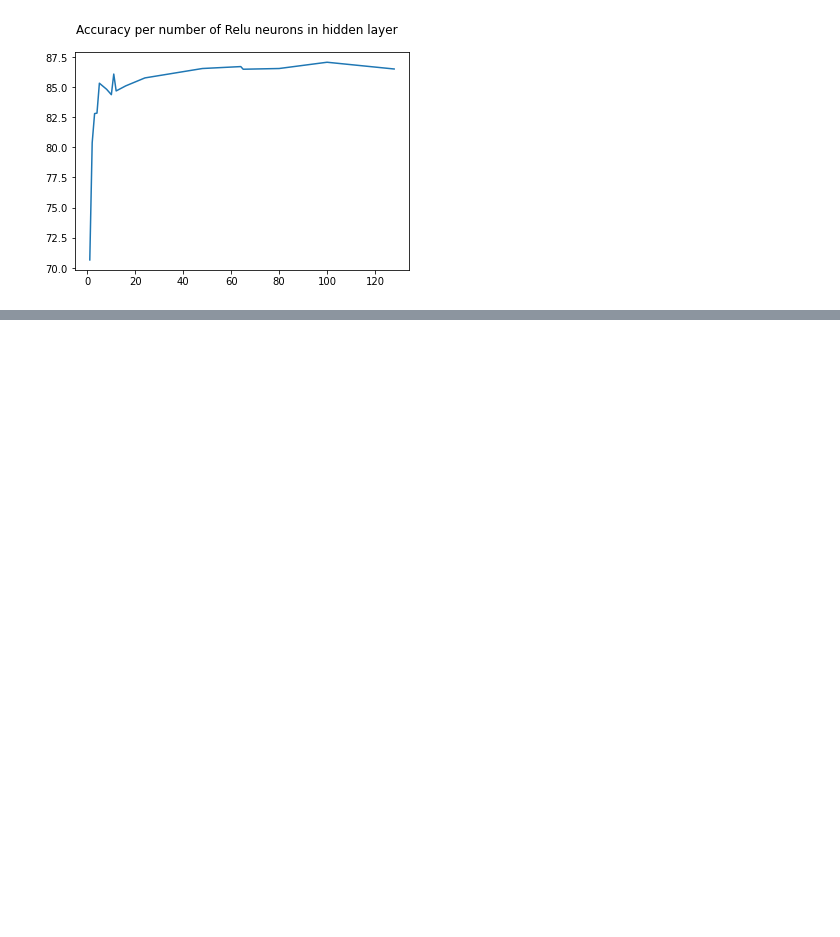
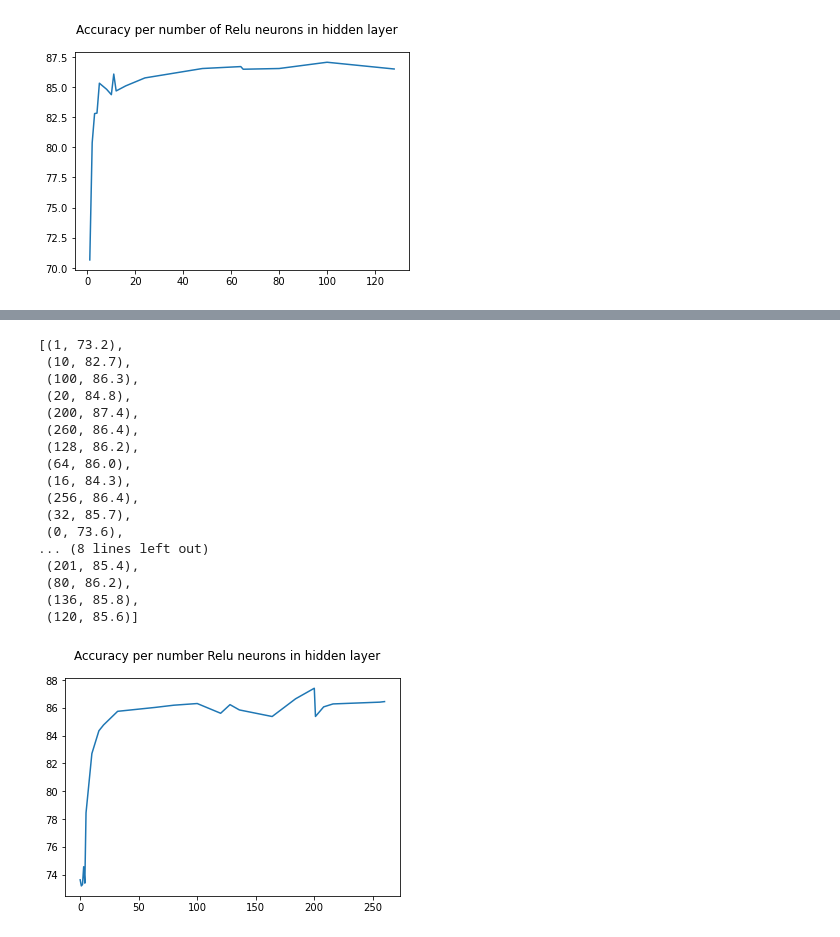
Before and after one commit to mmenzyns/ai-palm-rejection, a Jupyter notebook: ai_ml/graphs.ipynb, the cells around one changed output, grey strips where cells are left out. Saved outputs shown, nothing was run; the diff lists cells and outputs as text; code cells hidden in the pictures; blank space fills up the shorter version.

```diff
--- a/ai_ml/graphs.ipynb
+++ b/ai_ml/graphs.ipynb
@@ -217 +298,51 @@ Text(0.5, 0.98, 'Accuracy per number of LSTM cells in hidden layer')
 [figure]
+# %%
+# 0.67 61.6% 0 relus dropout 0
+
+# CNN number of kernels
+f = open('logs/ann-relus')
+
+data = {}
+for line in f:
+    if line == '':
+        continue
+    tokens = line.split(' ')
+    if len(tokens) < 3:
+        continue
+
+    relus = int(tokens[2])
+    if not relus in data:
+        data[relus] = []
+
+    accuracy = float(tokens[1].strip("%\n"))
+    data[relus].append(accuracy)
+f.close()
+
+x = []
+y = []
+for key, item in data.items():
+    x.append(key)
+    y.append(np.mean(item))
+
+sns.lineplot(x, y)
+plt.suptitle("Accuracy per number Relu neurons in hidden layer")
+list(zip(x,np.round(y, 1)))
+# %% [output]
+[(1, 73.2),
+ (10, 82.7),
+ (100, 86.3),
+ (20, 84.8),
+ (200, 87.4),
+ (260, 86.4),
+ (128, 86.2),
+ (64, 86.0),
+ (16, 84.3),
+ (256, 86.4),
+ (32, 85.7),
+ (0, 73.6),
+... (8 lines left out)
+ (201, 85.4),
+ (80, 86.2),
+ (136, 85.8),
+ (120, 85.6)]
+[figure, added]
```
Also changed, not shown: parts of 8 cells of this notebook, 43 other files.
